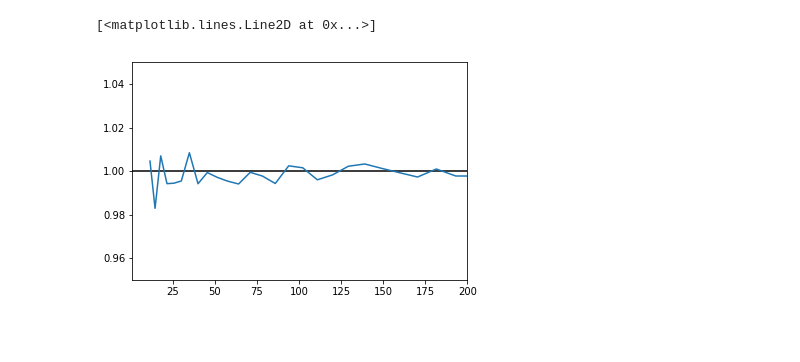
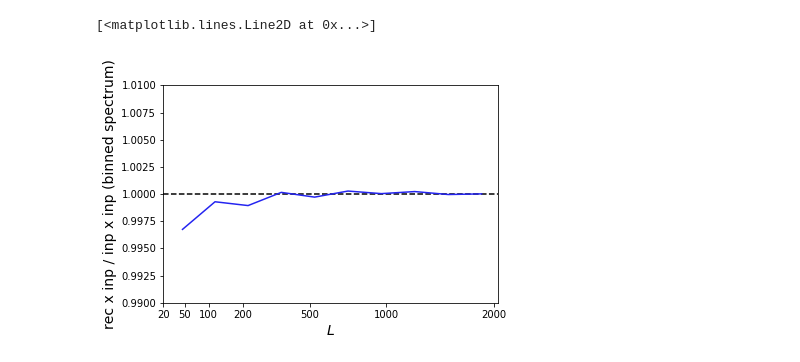
Before and after one commit to ACTCollaboration/cosmicbirefringence, a Jupyter notebook: check_claa_transfer.ipynb, the cells around one changed output. Drawn from its saved outputs; the diff is of its cells as text; code cells hidden in the pictures; blank space fills up the shorter version.

```diff
--- a/check_claa_transfer.ipynb
+++ b/check_claa_transfer.ipynb
@@ -3,6 +3,5 @@ import numpy as np, prjlib, binning as bins
 from matplotlib.pyplot import *
 # %%
-p, __ = prjlib.filename_init(stype='a0p3')
+p, __ = prjlib.filename_init(stype='a0p3',rlmin='200')
 L, claa, xlaa, xvaa = np.loadtxt(p.quad.f['EB'].mcls,usecols=(0,1,4,8),unpack=True)[:,1:]
-thaa = 2.*np.pi/L/(L+1.)*1e-4*0.3
 # %%
@@ -35,13 +16,10 @@ legend(loc=0,frameon=False)
 # %%
-xlim(1,200)
-ylim(.95,1.05)
-axhline(1,color='k')
-p, __ = prjlib.filename_init(stype='a0p3')
-mb = bins.multipole_binning(100,spc='p2',lmin=10)
-scb = prjlib.binned_cl_rlz(p.quad.f['EB'].cl,0,100,mb,cn=4)
-Fcb = np.mean(scb,axis=0)/0.3
-fcb = prjlib.binned_claa(2048,mb)
-plot(mb.bc,Fcb/fcb)
+pl.plot_1dstyle(spc='p2',xlab='$L$',ylab=r'rec x inp / inp x inp (binned spectrum)',xmin=20,xmax=2048,ymin=.99,ymax=1.01)
+axhline(1,color='k',ls='--')
+mb = bins.multipole_binning(10,spc='p2',lmin=20)
+scb = prjlib.binned_cl_rlz(p.quad.f['EB'].cl,1,100,mb,cn=4)
+fcb = prjlib.binned_claa(2048,mb)*.3
+plot(np.sqrt(mb.bc),np.mean(scb,axis=0)/fcb)
 # %% [output]
 [<matplotlib.lines.Line2D at 0x...>]
-[figure, old version]
+[figure, new version]
```
Also changed, not shown: parts of 3 cells of this notebook.
